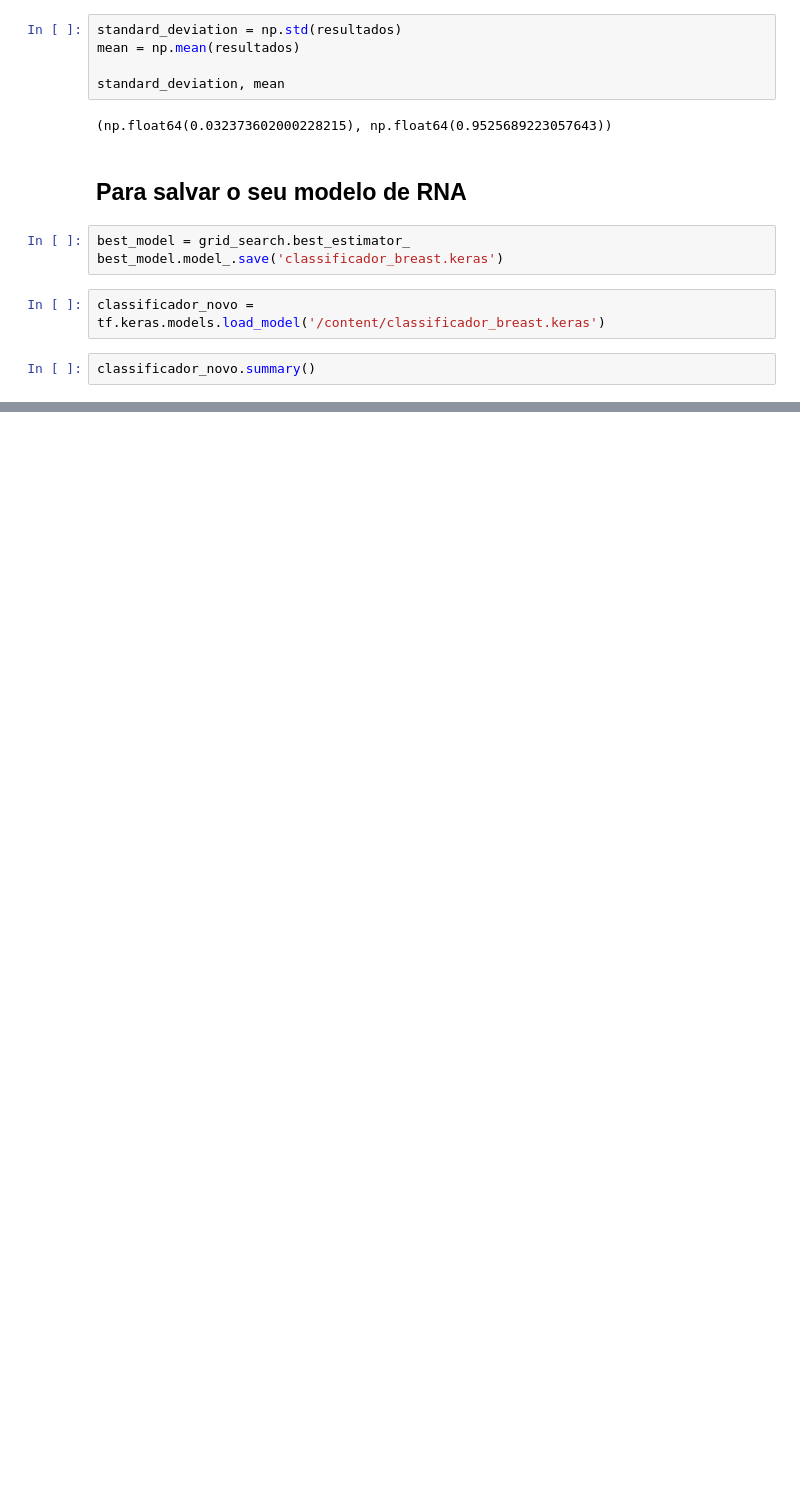
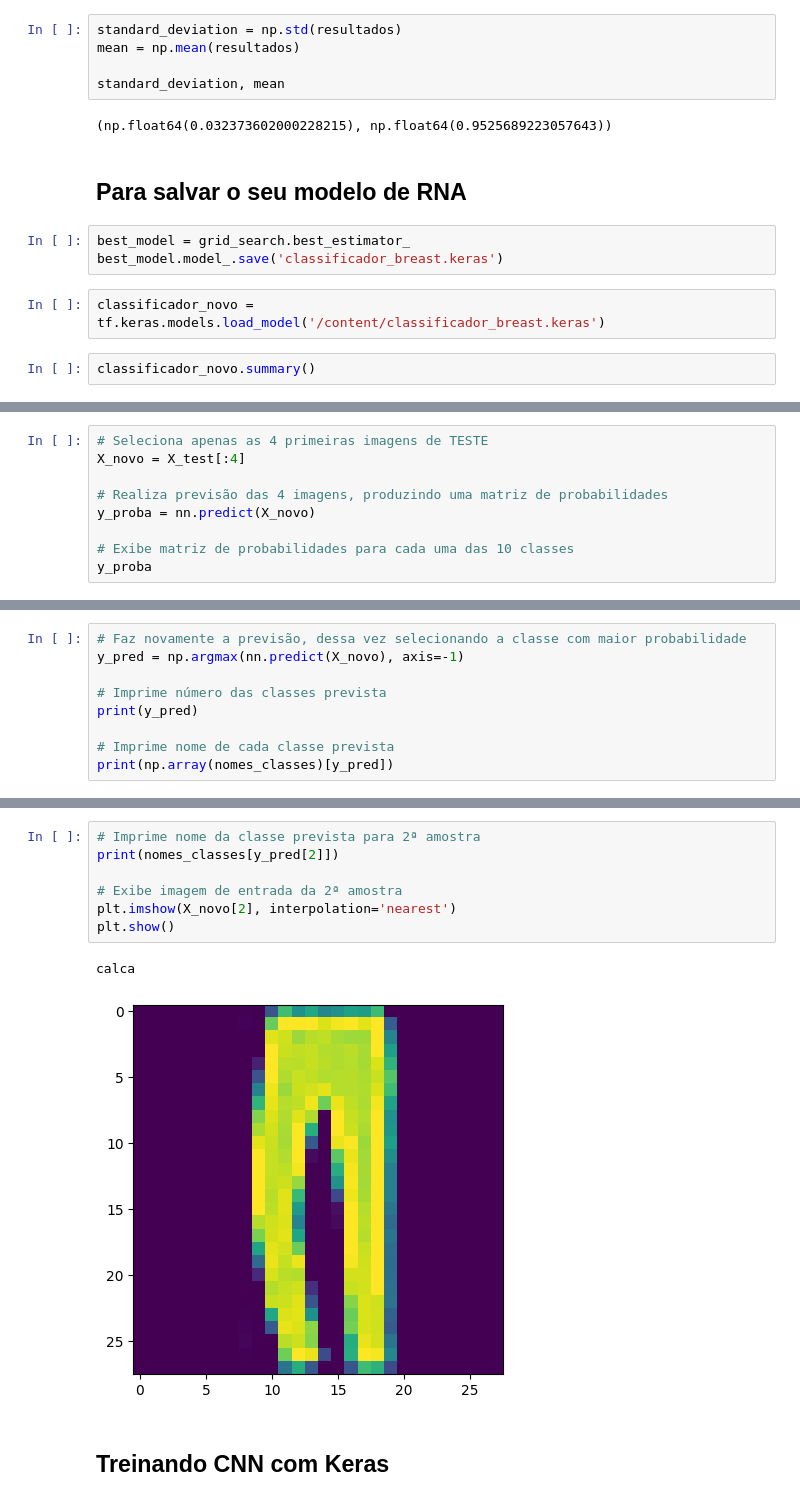
Before and after one commit to Marlon-Sbardelatti/machine-learning, a Jupyter notebook: trabalho-04/neural_network.ipynb, the cells around one changed output, grey strips where cells are left out. Drawn from its saved outputs; the diff is of its cells as text; blank space fills up the shorter version.

```diff
--- a/trabalho-04/neural_network.ipynb
+++ b/trabalho-04/neural_network.ipynb
@@ -727,0 +958,9 @@ classificador_novo.summary()
+# %%
+# Seleciona apenas as 4 primeiras imagens de TESTE
+X_novo = X_test[:4]
+
+# Realiza previsão das 4 imagens, produzindo uma matriz de probabilidades
+y_proba = nn.predict(X_novo)
+
+# Exibe matriz de probabilidades para cada uma das 10 classes
+y_proba
@@ -727,0 +975,9 @@ classificador_novo.summary()
+# %%
+# Faz novamente a previsão, dessa vez selecionando a classe com maior probabilidade
+y_pred = np.argmax(nn.predict(X_novo), axis=-1)
+
+# Imprime número das classes prevista
+print(y_pred)
+
+# Imprime nome de cada classe prevista
+print(np.array(nomes_classes)[y_pred])
@@ -727,0 +1002,12 @@ classificador_novo.summary()
+# %%
+# Imprime nome da classe prevista para 2ª amostra
+print(nomes_classes[y_pred[2]])
+
+# Exibe imagem de entrada da 2ª amostra
+plt.imshow(X_novo[2], interpolation='nearest')
+plt.show()
+# %% [output]
+calca
+[figure, added]
+# %% [markdown]
+## Treinando CNN com Keras
```
Also changed, not shown: parts of 46 cells of this notebook.
